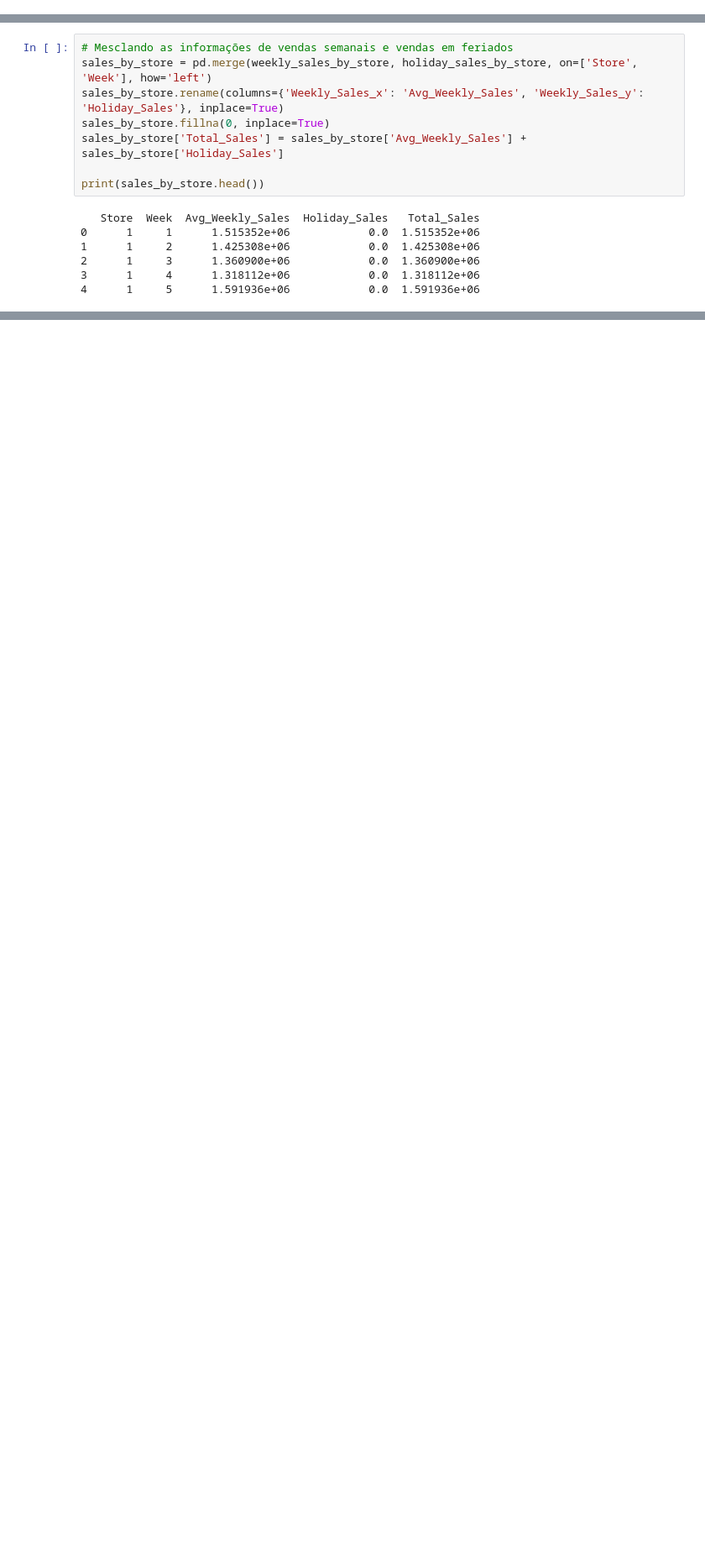
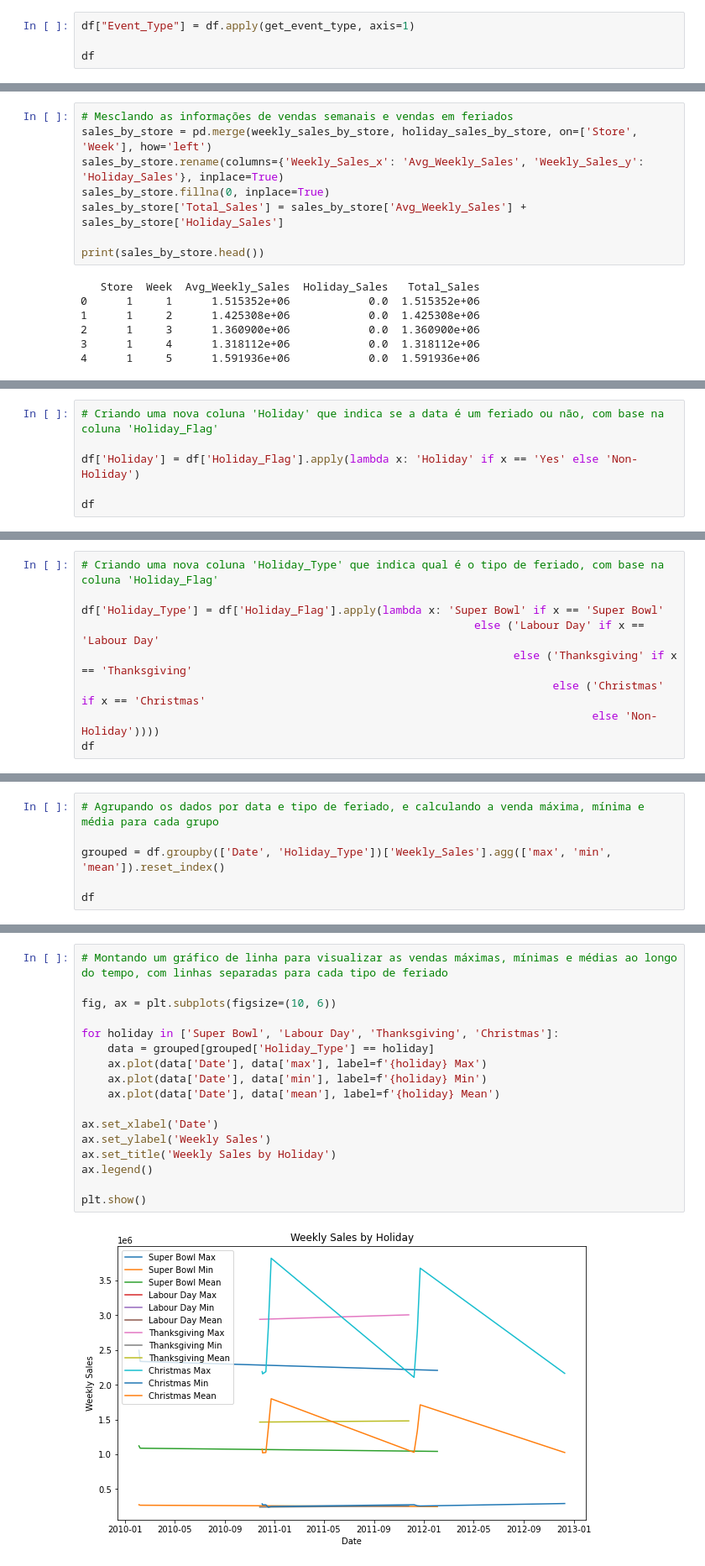
Before and after one commit to MariMecucci/arquivos-legais, a Jupyter notebook: Mini_Projeto_2_DNC_Marina_de_Andrade_Mecucci_RID_82589.ipynb, the cells around one changed output, grey strips where cells are left out. Shown at 84% size. Cells and saved outputs as stored; diff of their text form; blank space fills up the shorter version.

```diff
--- a/Mini_Projeto_2_DNC_Marina_de_Andrade_Mecucci_RID_82589.ipynb
+++ b/Mini_Projeto_2_DNC_Marina_de_Andrade_Mecucci_RID_82589.ipynb
@@ -107,0 +268,4 @@ df
+# %%
+df["Event_Type"] = df.apply(get_event_type, axis=1)
+
+df
@@ -195,0 +454,6 @@ df
+# %%
+# Criando uma nova coluna 'Holiday' que indica se a data é um feriado ou não, com base na coluna 'Holiday_Flag'
+
+df['Holiday'] = df['Holiday_Flag'].apply(lambda x: 'Holiday' if x == 'Yes' else 'Non-Holiday')
+
+df
@@ -195,0 +479,9 @@ df
+# %%
+# Criando uma nova coluna 'Holiday_Type' que indica qual é o tipo de feriado, com base na coluna 'Holiday_Flag'
+
+df['Holiday_Type'] = df['Holiday_Flag'].apply(lambda x: 'Super Bowl' if x == 'Super Bowl'
+                                                            else ('Labour Day' if x == 'Labour Day'
+                                                                  else ('Thanksgiving' if x == 'Thanksgiving'
+                                                                        else ('Christmas' if x == 'Christmas'
+                                                                              else 'Non-Holiday'))))
+df
@@ -195,0 +507,6 @@ df
+# %%
+# Agrupando os dados por data e tipo de feriado, e calculando a venda máxima, mínima e média para cada grupo
+
+grouped = df.groupby(['Date', 'Holiday_Type'])['Weekly_Sales'].agg(['max', 'min', 'mean']).reset_index()
+
+df
@@ -195,0 +527,19 @@ df
+# %%
+# Montando um gráfico de linha para visualizar as vendas máximas, mínimas e médias ao longo do tempo, com linhas separadas para cada tipo de feriado
+
+fig, ax = plt.subplots(figsize=(10, 6))
+
+for holiday in ['Super Bowl', 'Labour Day', 'Thanksgiving', 'Christmas']:
+    data = grouped[grouped['Holiday_Type'] == holiday]
+    ax.plot(data['Date'], data['max'], label=f'{holiday} Max')
+    ax.plot(data['Date'], data['min'], label=f'{holiday} Min')
+    ax.plot(data['Date'], data['mean'], label=f'{holiday} Mean')
+
+ax.set_xlabel('Date')
+ax.set_ylabel('Weekly Sales')
+ax.set_title('Weekly Sales by Holiday')
+ax.legend()
+
+plt.show()
+# %% [output]
+[figure, added]
```
Also changed, not shown: parts of 21 cells of this notebook.
